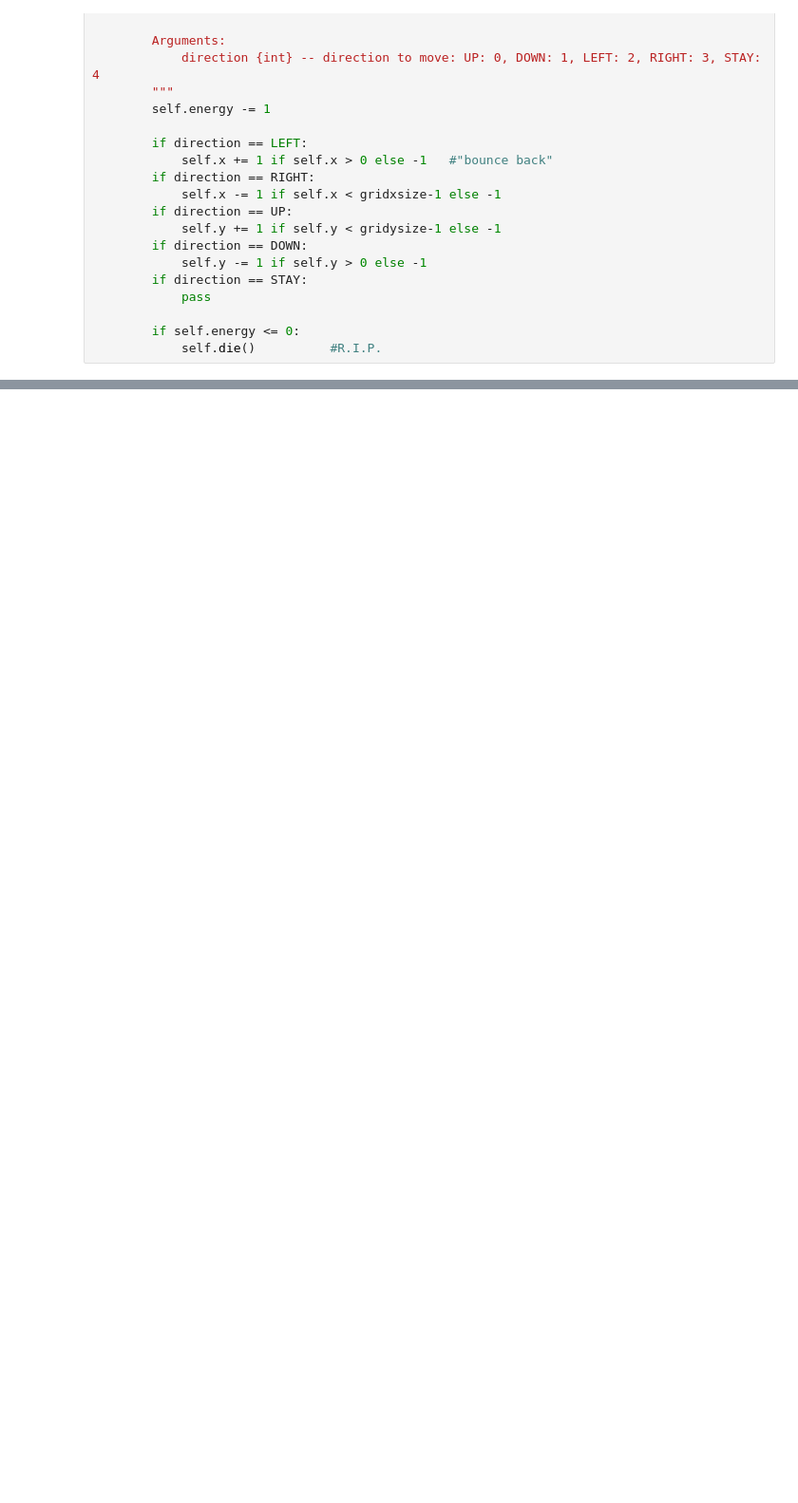
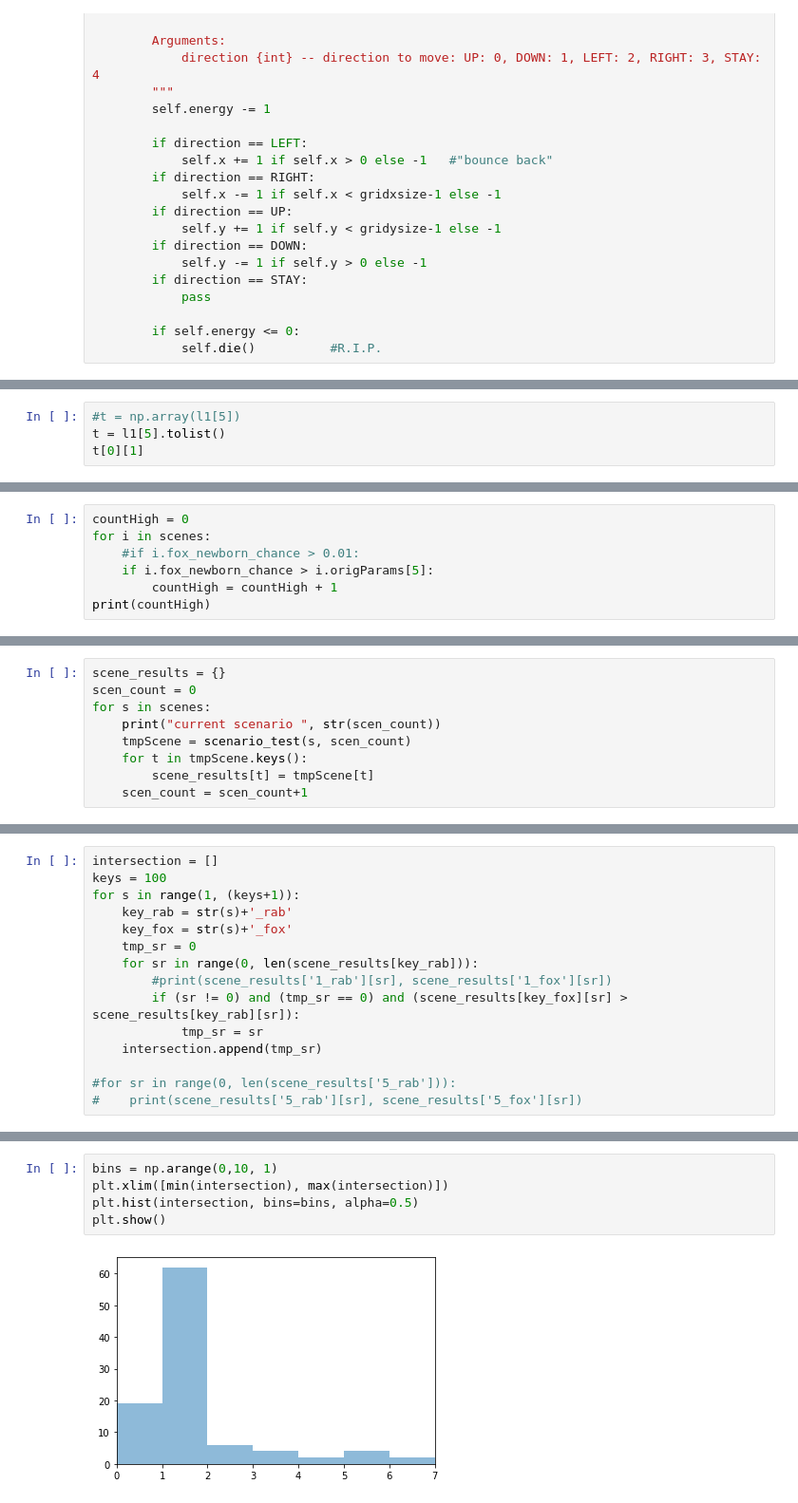
Before and after one commit to pfoytik/predatorPrey_senDisc, a Jupyter notebook: p_p.ipynb, the cells around one changed output, grey strips where cells are left out. Shown at 95% size. Saved outputs shown, nothing was run; the diff lists cells and outputs as text; blank space fills up the shorter version.

```diff
--- a/p_p.ipynb
+++ b/p_p.ipynb
@@ -240,0 +199,4 @@ plt.show()
+# %%
+#t = np.array(l1[5])
+t = l1[5].tolist()
+t[0][1]
@@ -240,0 +219,7 @@ plt.show()
+# %%
+countHigh = 0
+for i in scenes:
+    #if i.fox_newborn_chance > 0.01:
+    if i.fox_newborn_chance > i.origParams[5]:
+        countHigh = countHigh + 1
+print(countHigh)
@@ -240,0 +331,9 @@ plt.show()
+# %%
+scene_results = {}
+scen_count = 0
+for s in scenes:
+    print("current scenario ", str(scen_count))
+    tmpScene = scenario_test(s, scen_count)
+    for t in tmpScene.keys():
+        scene_results[t] = tmpScene[t]
+    scen_count = scen_count+1
@@ -240,0 +531,15 @@ plt.show()
+# %%
+intersection = []
+keys = 100
+for s in range(1, (keys+1)):
+    key_rab = str(s)+'_rab'
+    key_fox = str(s)+'_fox'
+    tmp_sr = 0
+    for sr in range(0, len(scene_results[key_rab])):
+        #print(scene_results['1_rab'][sr], scene_results['1_fox'][sr])
+        if (sr != 0) and (tmp_sr == 0) and (scene_results[key_fox][sr] > scene_results[key_rab][sr]):
+            tmp_sr = sr
+    intersection.append(tmp_sr)
+
+#for sr in range(0, len(scene_results['5_rab'])):
+#    print(scene_results['5_rab'][sr], scene_results['5_fox'][sr])
@@ -240,0 +566,7 @@ plt.show()
+# %%
+bins = np.arange(0,10, 1)
+plt.xlim([min(intersection), max(intersection)])
+plt.hist(intersection, bins=bins, alpha=0.5)
+plt.show()
+# %% [output]
+[figure, added]
```
Also changed, not shown: parts of 38 cells of this notebook, 10 other files.
